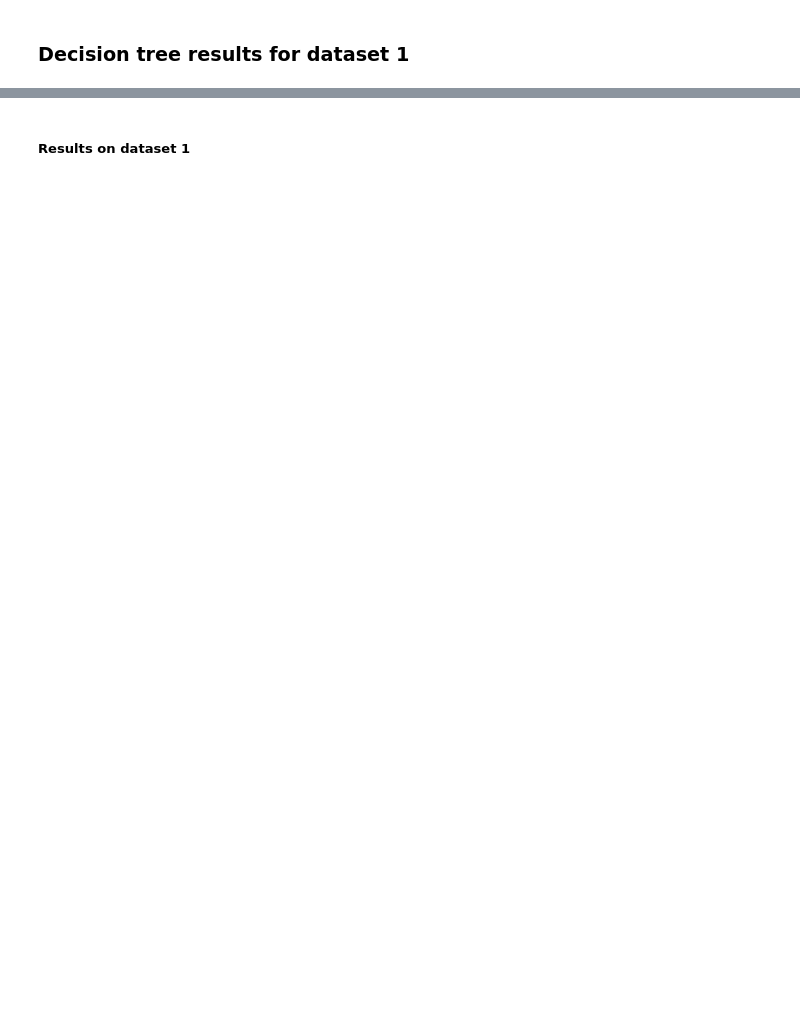
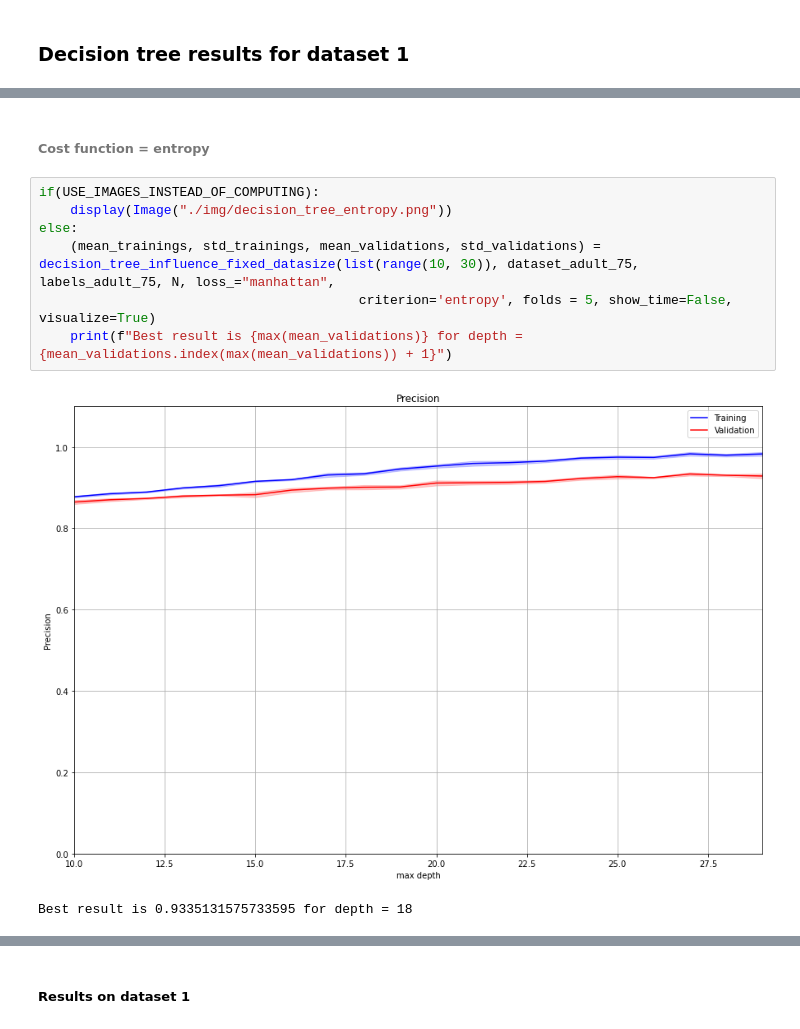
Before and after one commit to nono9212/COMP551_HM1, a Jupyter notebook: Homework.ipynb, the cells around one changed output, grey strips where cells are left out. Saved outputs shown, nothing was run; the diff lists cells and outputs as text; blank space fills up the shorter version.

```diff
--- a/Homework.ipynb
+++ b/Homework.ipynb
@@ -833,0 +1126,12 @@ def decision_tree(training_features, training_labels, to_predict_features,
+# %% [markdown]
+###### Cost function = entropy
+# %%
+if(USE_IMAGES_INSTEAD_OF_COMPUTING):
+    display(Image("./img/decision_tree_entropy.png"))
+else:
+    (mean_trainings, std_trainings, mean_validations, std_validations) = decision_tree_influence_fixed_datasize(list(range(10, 30)), dataset_adult_75, labels_adult_75, N, loss_="manhattan",
+                                         criterion='entropy', folds = 5, show_time=False, visualize=True)
+    print(f"Best result is {max(mean_validations)} for depth = {mean_validations.index(max(mean_validations)) + 1}")
+# %% [output]
+[figure, added]
+Best result is 0.9335131575733595 for depth = 18
```
Also changed, not shown: parts of 42 cells of this notebook, 5 other files.
